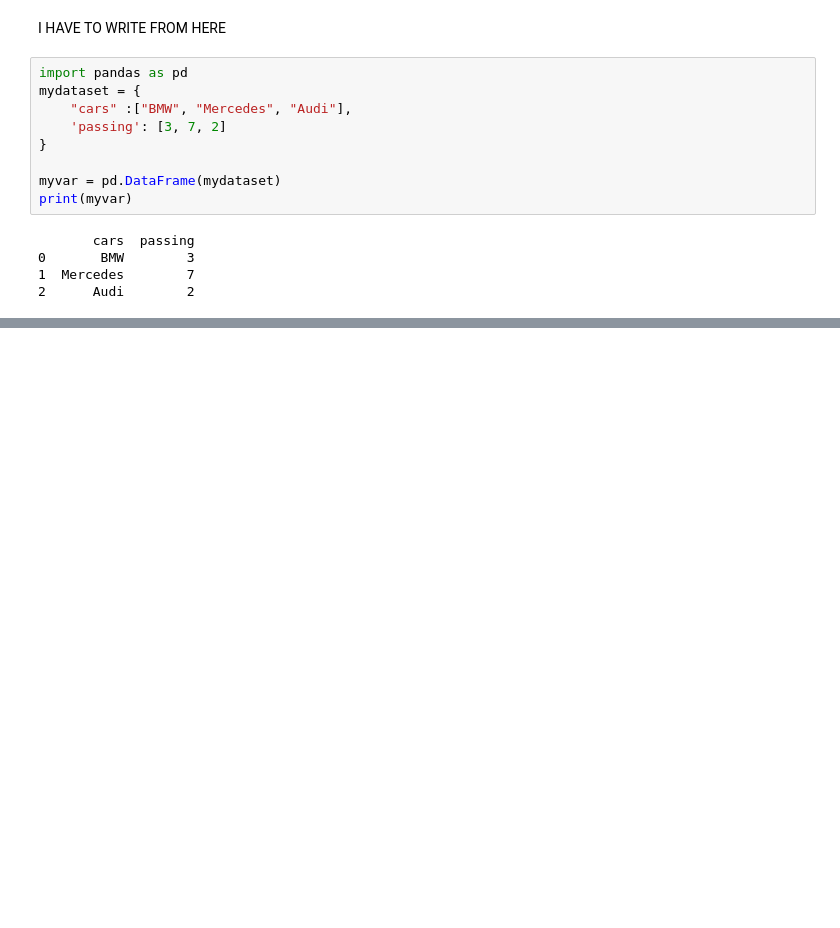
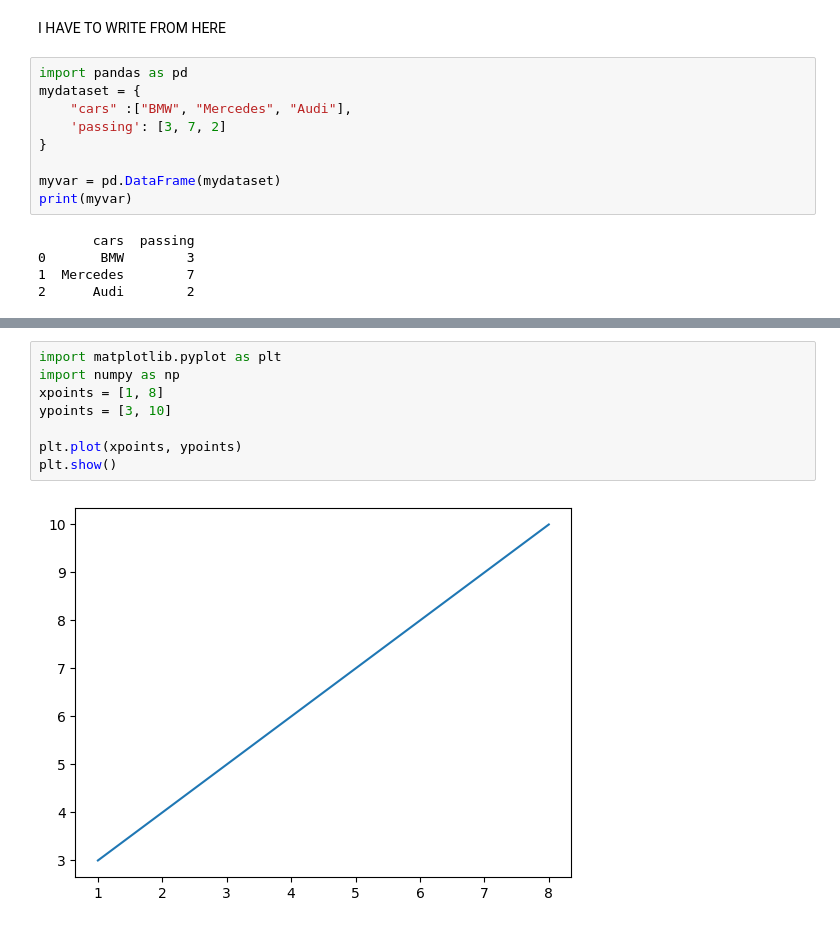
Before and after one commit to 24cseaiml046asutoshpanda-web/lab2_pandas_numpy, a Jupyter notebook: lab4.ipynb, the cells around one changed output, grey strips where cells are left out. Cells and saved outputs as stored; diff of their text form; blank space fills up the shorter version.

```diff
--- a/lab4.ipynb
+++ b/lab4.ipynb
@@ -92,0 +160,10 @@ print(myvar)
+# %%
+import matplotlib.pyplot as plt
+import numpy as np
+xpoints = [1, 8]
+ypoints = [3, 10]
+
+plt.plot(xpoints, ypoints)
+plt.show()
+# %% [output]
+[figure, added]
```
Also changed, not shown: parts of 19 cells of this notebook.
